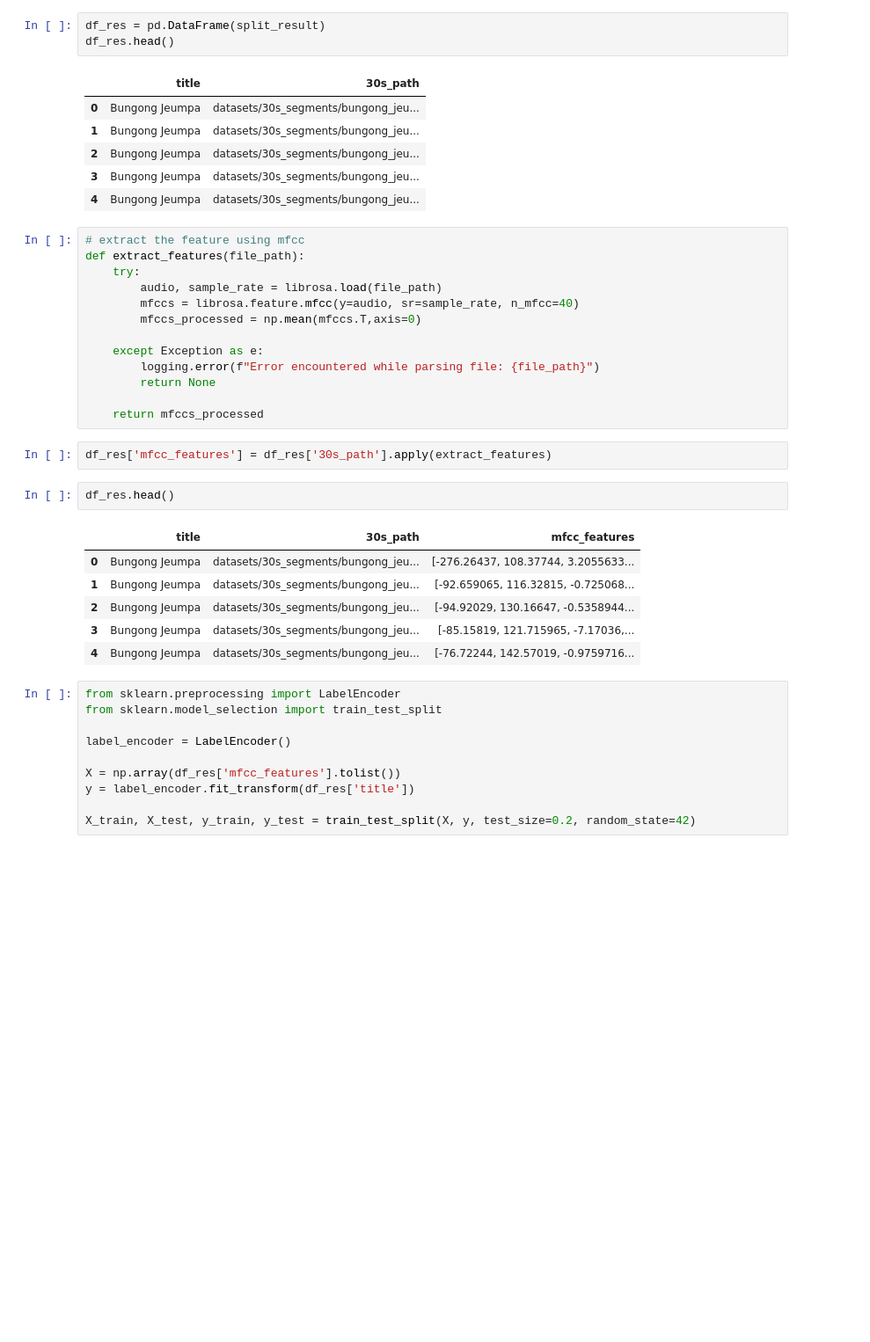
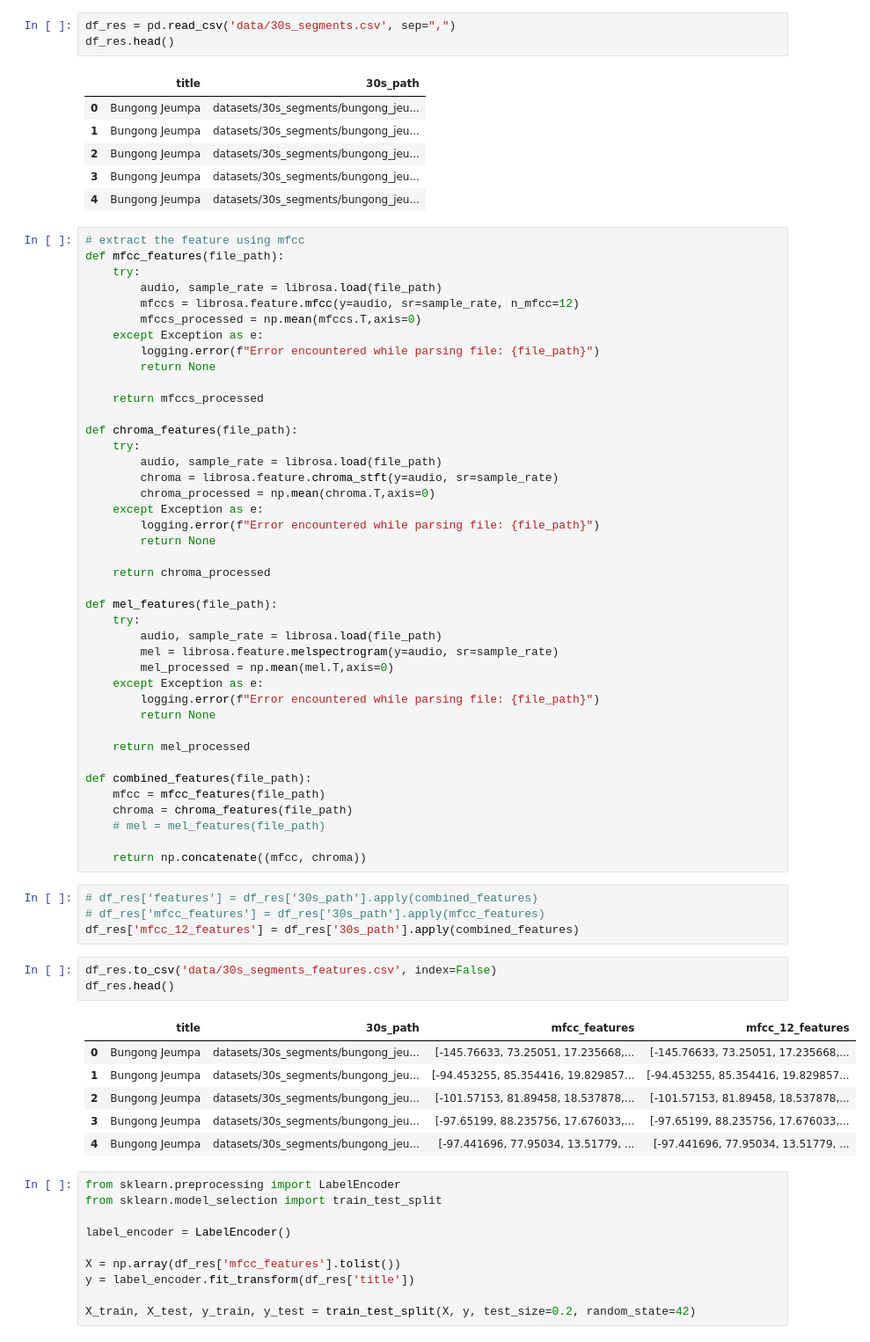
Before and after one commit to SuaraNusa/python-suara-nusa-model, a Jupyter notebook: tf_main.ipynb, the cells around one changed output. Shown at 88% size. Cells and saved outputs as stored; diff of their text form; blank space fills up the shorter version.

```diff
--- a/tf_main.ipynb
+++ b/tf_main.ipynb
@@ -117,5 +97,5 @@ Saved 9 segments for Jibeak Weo at: datasets/30s_segments/jibeak_weo
 # %%
-df_res = pd.DataFrame(split_result)
+df_res = pd.read_csv('data/30s_segments.csv', sep=",")
 df_res.head()
 # %% [output]
 |  | title | 30s_path |
@@ -126,28 +106,59 @@ df_res.head()
 | 4 | Bungong Jeumpa | datasets/30s_segments/bungong_jeu... |
 # %%
 # extract the feature using mfcc
-def extract_features(file_path):
+def mfcc_features(file_path):
     try:
         audio, sample_rate = librosa.load(file_path)
-        mfccs = librosa.feature.mfcc(y=audio, sr=sample_rate, n_mfcc=40)
+        mfccs = librosa.feature.mfcc(y=audio, sr=sample_rate, n_mfcc=12)
         mfccs_processed = np.mean(mfccs.T,axis=0)
-
     except Exception as e:
         logging.error(f"Error encountered while parsing file: {file_path}")
         return None
 
     return mfccs_processed
+
+def chroma_features(file_path):
+    try:
+        audio, sample_rate = librosa.load(file_path)
+        chroma = librosa.feature.chroma_stft(y=audio, sr=sample_rate)
+        chroma_processed = np.mean(chroma.T,axis=0)
+    except Exception as e:
+        logging.error(f"Error encountered while parsing file: {file_path}")
+        return None
+
+    return chroma_processed
+
+def mel_features(file_path):
+    try:
+        audio, sample_rate = librosa.load(file_path)
+        mel = librosa.feature.melspectrogram(y=audio, sr=sample_rate)
+        mel_processed = np.mean(mel.T,axis=0)
+    except Exception as e:
+        logging.error(f"Error encountered while parsing file: {file_path}")
+        return None
+
+    return mel_processed
+
+def combined_features(file_path):
+    mfcc = mfcc_features(file_path)
+    chroma = chroma_features(file_path)
+    # mel = mel_features(file_path)
+
+    return np.concatenate((mfcc, chroma))
-# %%
-df_res['mfcc_features'] = df_res['30s_path'].apply(extract_features)
-# %%
-df_res.head()
-# %% [output]
-|  | title | 30s_path | mfcc_features |
-| 0 | Bungong Jeumpa | datasets/30s_segments/bungong_jeu... | [-276.26437, 108.37744, 3.2055633... |
-| 1 | Bungong Jeumpa | datasets/30s_segments/bungong_jeu... | [-92.659065, 116.32815, -0.725068... |
-| 2 | Bungong Jeumpa | datasets/30s_segments/bungong_jeu... | [-94.92029, 130.16647, -0.5358944... |
-| 3 | Bungong Jeumpa | datasets/30s_segments/bungong_jeu... | [-85.15819, 121.715965, -7.17036,... |
-| 4 | Bungong Jeumpa | datasets/30s_segments/bungong_jeu... | [-76.72244, 142.57019, -0.9759716... |
+# %%
+# df_res['features'] = df_res['30s_path'].apply(combined_features)
+# df_res['mfcc_features'] = df_res['30s_path'].apply(mfcc_features)
+df_res['mfcc_12_features'] = df_res['30s_path'].apply(combined_features)
+# %%
+df_res.to_csv('data/30s_segments_features.csv', index=False)
+df_res.head()
+# %% [output]
+|  | title | 30s_path | mfcc_features | mfcc_12_features |
+| 0 | Bungong Jeumpa | datasets/30s_segments/bungong_jeu... | [-145.76633, 73.25051, 17.235668,... | [-145.76633, 73.25051, 17.235668,... |
+| 1 | Bungong Jeumpa | datasets/30s_segments/bungong_jeu... | [-94.453255, 85.354416, 19.829857... | [-94.453255, 85.354416, 19.829857... |
+| 2 | Bungong Jeumpa | datasets/30s_segments/bungong_jeu... | [-101.57153, 81.89458, 18.537878,... | [-101.57153, 81.89458, 18.537878,... |
+| 3 | Bungong Jeumpa | datasets/30s_segments/bungong_jeu... | [-97.65199, 88.235756, 17.676033,... | [-97.65199, 88.235756, 17.676033,... |
+| 4 | Bungong Jeumpa | datasets/30s_segments/bungong_jeu... | [-97.441696, 77.95034, 13.51779, ... | [-97.441696, 77.95034, 13.51779, ... |
 # %%
 from sklearn.preprocessing import LabelEncoder
 from sklearn.model_selection import train_test_split
```
Also changed, not shown: parts of 22 cells of this notebook, 3 other files.
